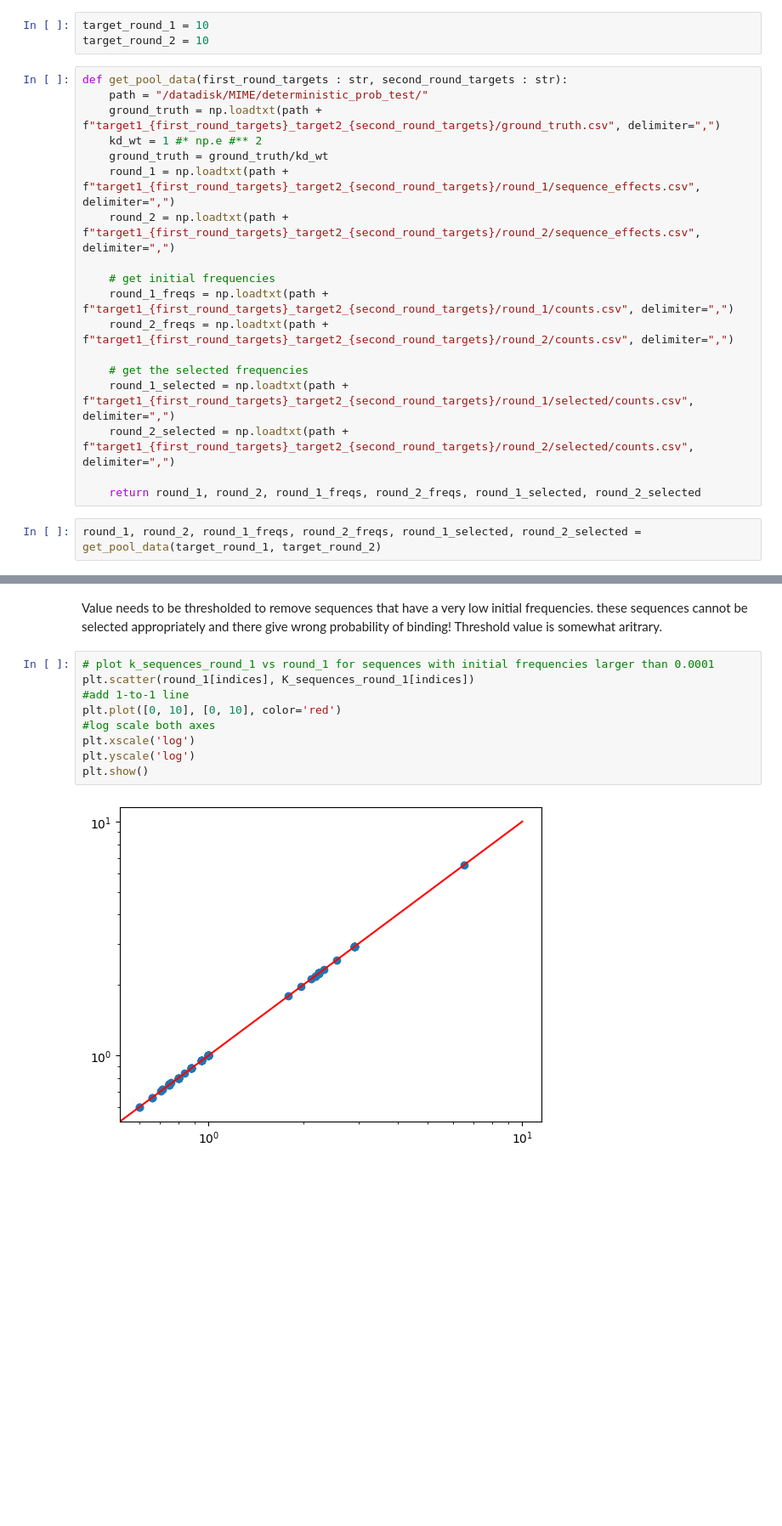
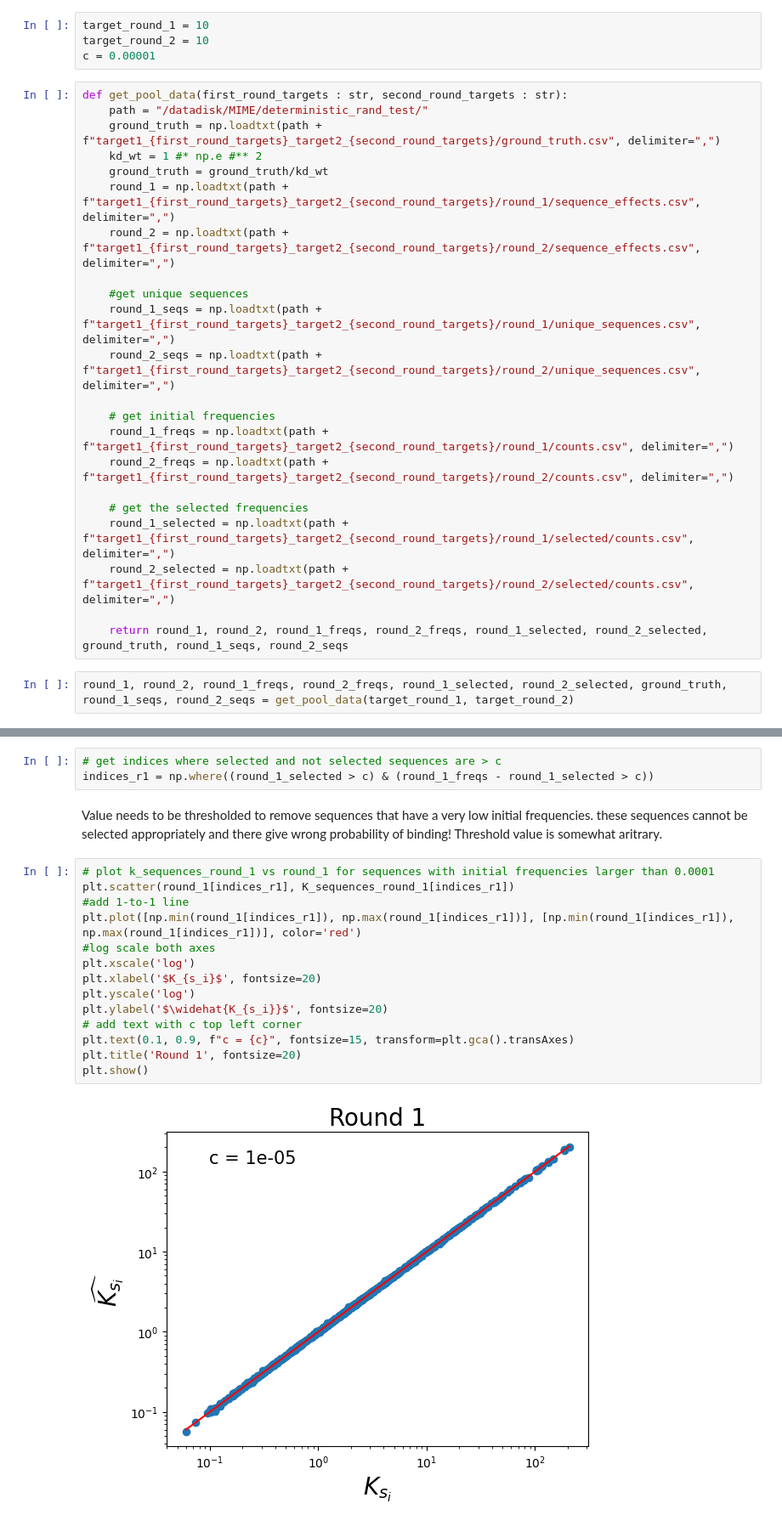
Before and after one commit to JoshuaGensel/dmMIME_correction, a Jupyter notebook: src/new_correction_test.ipynb, the cells around one changed output, grey strips where cells are left out. Shown at 85% size. Saved outputs shown, nothing was run; the diff lists cells and outputs as text; blank space fills up the shorter version.

```diff
--- a/src/new_correction_test.ipynb
+++ b/src/new_correction_test.ipynb
@@ -5,14 +5,19 @@ import os
 # %%
 target_round_1 = 10
 target_round_2 = 10
+c = 0.00001
 # %%
 def get_pool_data(first_round_targets : str, second_round_targets : str):
-    path = "/datadisk/MIME/deterministic_prob_test/"
+    path = "/datadisk/MIME/deterministic_rand_test/"
     ground_truth = np.loadtxt(path + f"target1_{first_round_targets}_target2_{second_round_targets}/ground_truth.csv", delimiter=",")
     kd_wt = 1 #* np.e #** 2
     ground_truth = ground_truth/kd_wt
     round_1 = np.loadtxt(path + f"target1_{first_round_targets}_target2_{second_round_targets}/round_1/sequence_effects.csv", delimiter=",")
     round_2 = np.loadtxt(path + f"target1_{first_round_targets}_target2_{second_round_targets}/round_2/sequence_effects.csv", delimiter=",")
+
+    #get unique sequences
+    round_1_seqs = np.loadtxt(path + f"target1_{first_round_targets}_target2_{second_round_targets}/round_1/unique_sequences.csv", delimiter=",")
+    round_2_seqs = np.loadtxt(path + f"target1_{first_round_targets}_target2_{second_round_targets}/round_2/unique_sequences.csv", delimiter=",")
 
     # get initial frequencies
     round_1_freqs = np.loadtxt(path + f"target1_{first_round_targets}_target2_{second_round_targets}/round_1/counts.csv", delimiter=",")
@@ -22,7 +27,7 @@ def get_pool_data(first_round_targets : str, second_round_targets : str):
     round_1_selected = np.loadtxt(path + f"target1_{first_round_targets}_target2_{second_round_targets}/round_1/selected/counts.csv", delimiter=",")
     round_2_selected = np.loadtxt(path + f"target1_{first_round_targets}_target2_{second_round_targets}/round_2/selected/counts.csv", delimiter=",")
 
-    return round_1, round_2, round_1_freqs, round_2_freqs, round_1_selected, round_2_selected
+    return round_1, round_2, round_1_freqs, round_2_freqs, round_1_selected, round_2_selected, ground_truth, round_1_seqs, round_2_seqs
 # %%
-round_1, round_2, round_1_freqs, round_2_freqs, round_1_selected, round_2_selected = get_pool_data(target_round_1, target_round_2)
+round_1, round_2, round_1_freqs, round_2_freqs, round_1_selected, round_2_selected, ground_truth, round_1_seqs, round_2_seqs = get_pool_data(target_round_1, target_round_2)
 # %%
@@ -110,13 +101,21 @@ indices = np.where(round_1_freqs > 0.001)
+# %%
+# get indices where selected and not selected sequences are > c
+indices_r1 = np.where((round_1_selected > c) & (round_1_freqs - round_1_selected > c))
 # %% [markdown]
 Value needs to be thresholded to remove sequences that have a very low initial frequencies. these sequences cannot be selected appropriately and there give wrong probability of binding! Threshold value is somewhat aritrary.
 # %%
 # plot k_sequences_round_1 vs round_1 for sequences with initial frequencies larger than 0.0001
-plt.scatter(round_1[indices], K_sequences_round_1[indices])
+plt.scatter(round_1[indices_r1], K_sequences_round_1[indices_r1])
 #add 1-to-1 line
-plt.plot([0, 10], [0, 10], color='red')
+plt.plot([np.min(round_1[indices_r1]), np.max(round_1[indices_r1])], [np.min(round_1[indices_r1]), np.max(round_1[indices_r1])], color='red')
 #log scale both axes
 plt.xscale('log')
+plt.xlabel('$K_{s_i}$', fontsize=20)
 plt.yscale('log')
+plt.ylabel('$\widehat{K_{s_i}}$', fontsize=20)
+# add text with c top left corner
+plt.text(0.1, 0.9, f"c = {c}", fontsize=15, transform=plt.gca().transAxes)
+plt.title('Round 1', fontsize=20)
 plt.show()
 # %% [output]
-[figure, old version]
+[figure, new version]
```
Also changed, not shown: parts of 19 cells of this notebook, 1 other file.
